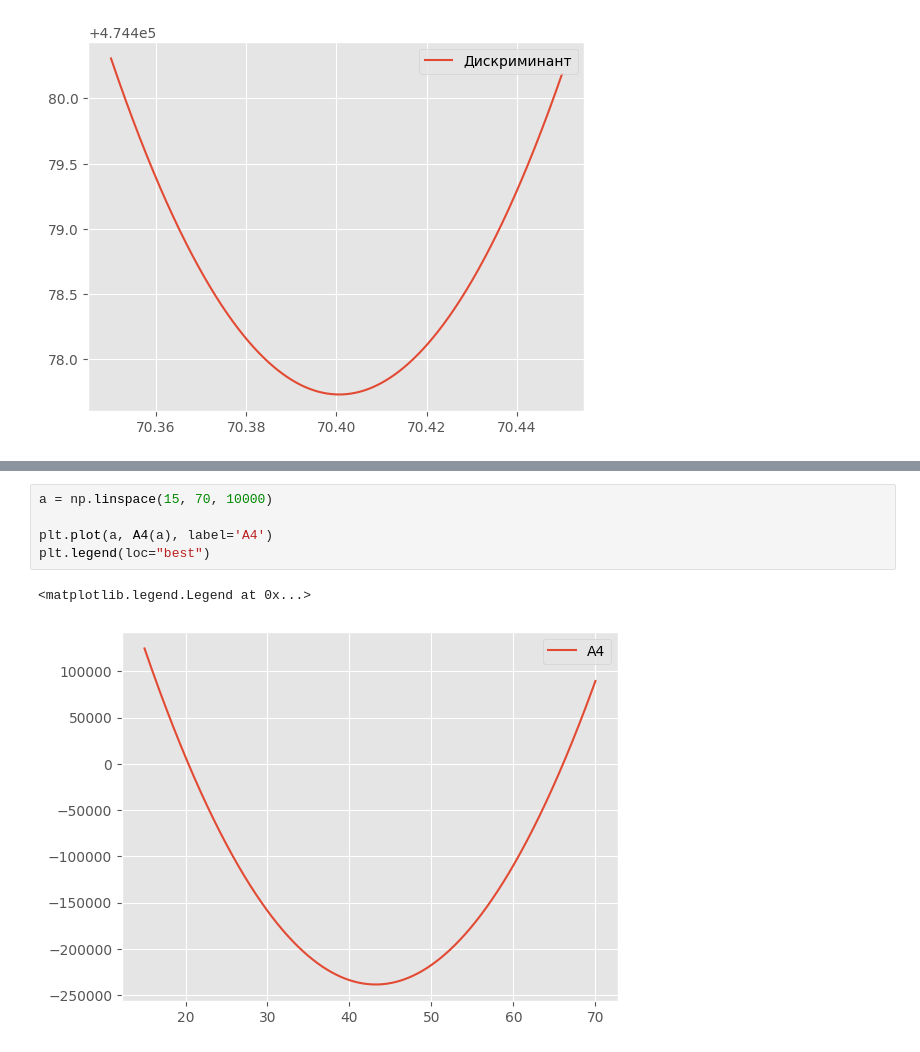
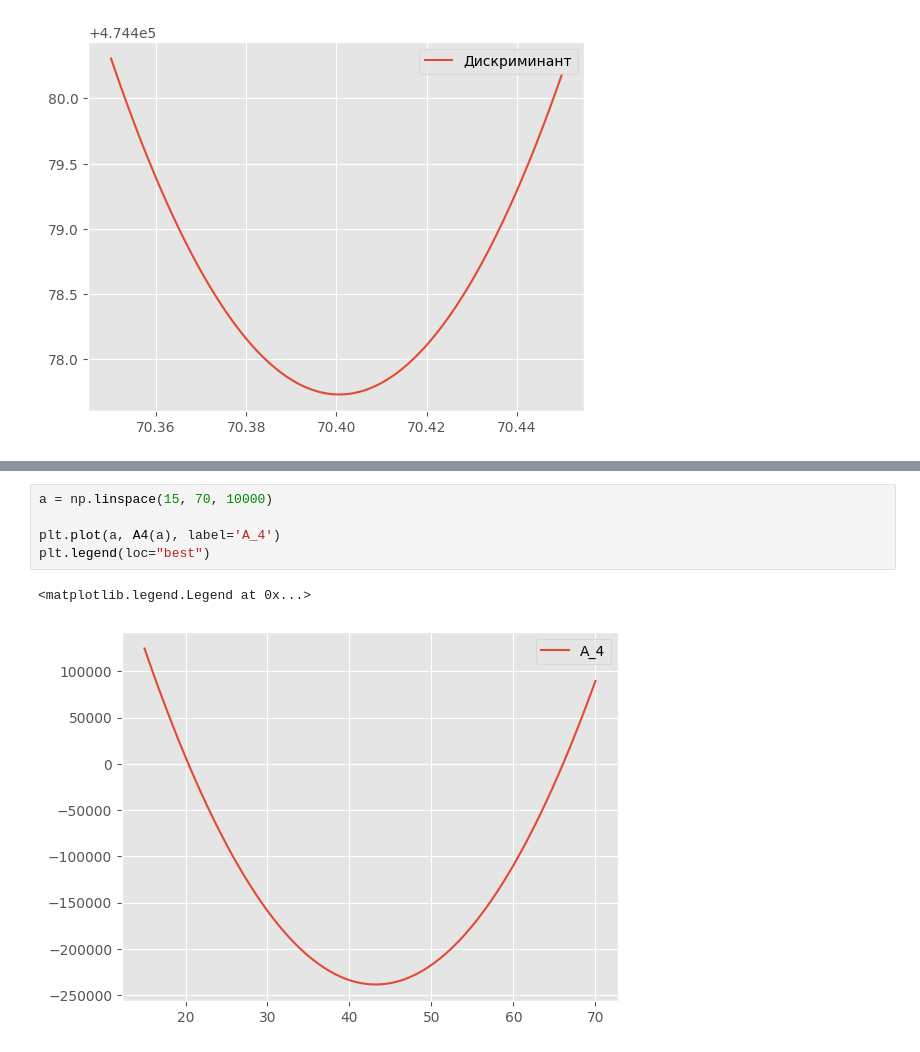
Before and after one commit to Ivan-Yagilev/DOOMs, a Jupyter notebook: calculation.ipynb, the cells around one changed output, grey strips where cells are left out. Cells and saved outputs as stored; diff of their text form.

```diff
--- a/calculation.ipynb
+++ b/calculation.ipynb
@@ -382,11 +464,11 @@ plt.legend(loc="best")
 # %%
 a = np.linspace(15, 70, 10000)
 
-plt.plot(a, A4(a), label='A4')
+plt.plot(a, A4(a), label='A_4')
 plt.legend(loc="best")
 # %% [output]
 <matplotlib.legend.Legend at 0x...>
-[figure, old version]
+[figure, new version]
 # %%
 def getAlpha(a, b):
         eps=0.00001
```
Also changed, not shown: parts of 14 cells of this notebook.
